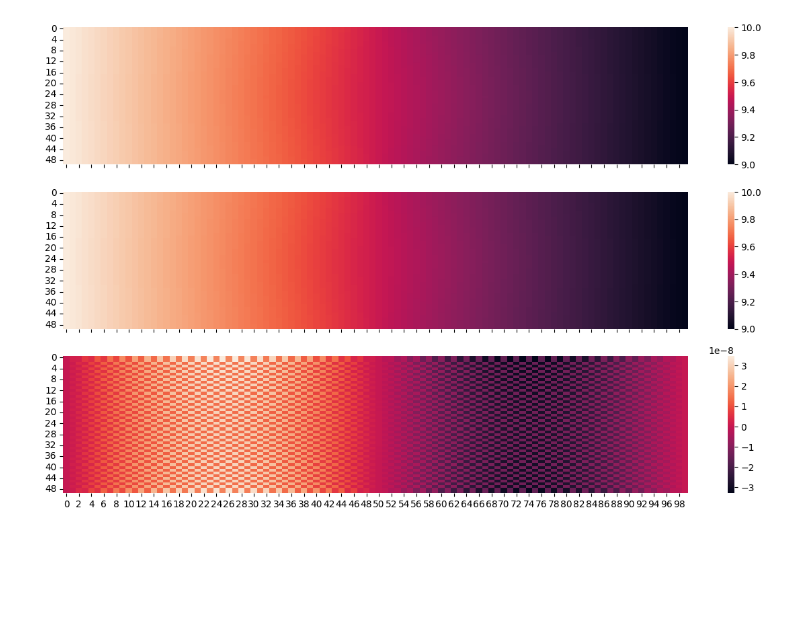
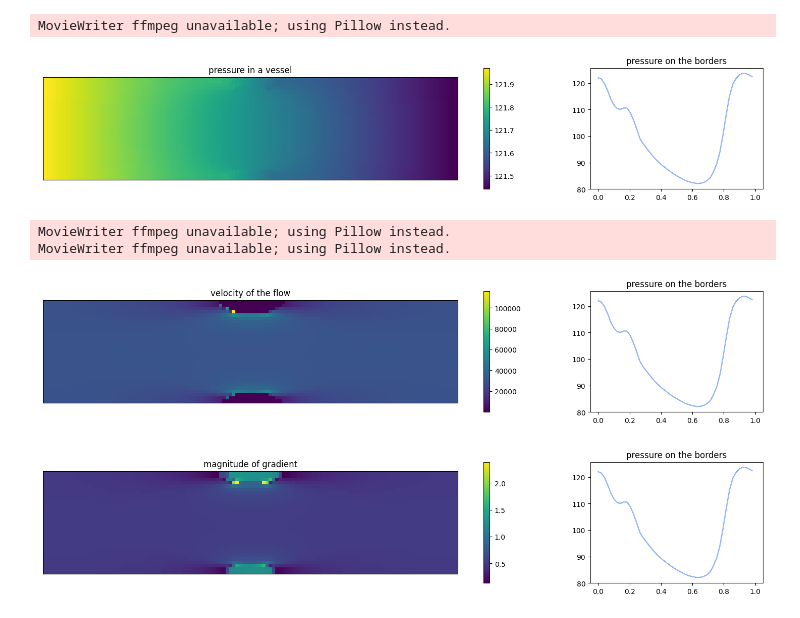
Before and after one commit to eyihluyc/blood-flow, a Jupyter notebook: st_nm_demo.ipynb, the cells around one changed output. Cells and saved outputs as stored; diff of their text form; code cells hidden in the pictures; blank space fills up the shorter version.

Commit message:
create gif for stationary

```diff
--- a/st_nm_demo.ipynb
+++ b/st_nm_demo.ipynb
@@ -82,10 +14,0 @@ ns_grid.iterate()
-# %%
-fig, axs = plt.subplots(nrows=3, ncols=1, sharex=True, figsize=(15,9))
-
-sns.heatmap(ns_grid.p[0].T, ax=axs[0])
-sns.heatmap(ns_grid.p[999].T, ax=axs[1])
-sns.heatmap(ns_grid.p[999].T - ns_grid.p[0].T, ax=axs[2])
-
-plt.show()
-# %% [output]
-[figure, removed]
@@ -91,0 +24,48 @@ plt.show()
+# %%
+from tqdm import tqdm
+
+st_timed = []
+for i in tqdm(range(t)):
+    g = StationaryGrid(p_l[i], p_r[i], K1, n, m)
+    g.iterate(criterion="div", max_div=1e-1)
+    st_timed.append(g)
+# %%
+from matplotlib import animation
+
+def create_gif(content_stream, filename, title, interval=200, skip=0):
+
+    t = len(content_stream)
+    no_frames = t // (skip + 1)
+    times = np.linspace(0, 1, t)
+
+    fig, axs = plt.subplots(ncols=2, nrows=1, figsize=(15, 3), gridspec_kw=dict(width_ratios=[3, 1]))
+    fig.tight_layout()
+
+    im = axs[0].imshow(content_stream[0])
+    cbar = axs[0].figure.colorbar(im, ax = axs[0])
+
+    axs[0].set_title(title)
+    axs[1].set_title("pressure on the borders")
+
+    axs[0].set_yticks([])
+    axs[0].set_xticks([])
+
+    temperature_line, = axs[1].plot([], [], c="cornflowerblue")
+    axs[1].plot(times, p_l[:, 0], "w", lw=0.3)
+
+    def animate(i):
+        im.set_data(content_stream[i * (skip + 1)])
+        im.autoscale()
+
+        temperature_line.set_data(times[:i * (skip + 1)], p_l[:i * (skip + 1), 0])
+
+    ani = animation.FuncAnimation(
+        fig, animate, no_frames, interval=interval, repeat=False)
+
+    ani.save(f"{filename}.gif")
+# %%
+pressures = list(map(lambda grid: grid.p.T, st_timed))
+create_gif(pressures, "stationary/K1pressure", "pressure in a vessel", skip=0)
+# %% [output]
+MovieWriter ffmpeg unavailable; using Pillow instead.
+[figure, added]
@@ -91,0 +100,8 @@ plt.show()
+# %%
+create_gif(velocities, "stationary/K1velocity", "velocity of the flow", skip=0)
+create_gif(gradients, "stationary/K1gradients", "magnitude of gradient", skip=0)
+# %% [output]
+MovieWriter ffmpeg unavailable; using Pillow instead.
+MovieWriter ffmpeg unavailable; using Pillow instead.
+[figure, added]
+[figure, added]
```
Also changed, not shown: parts of 10 cells of this notebook, 4 other files.
